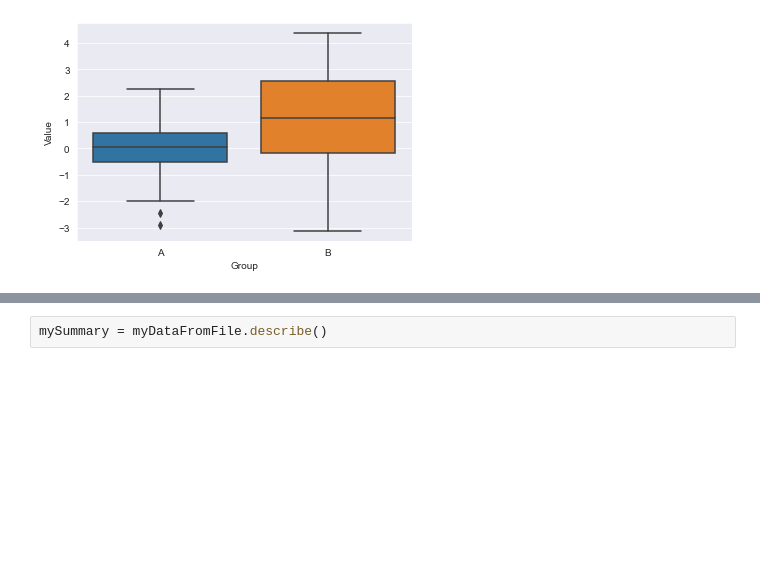
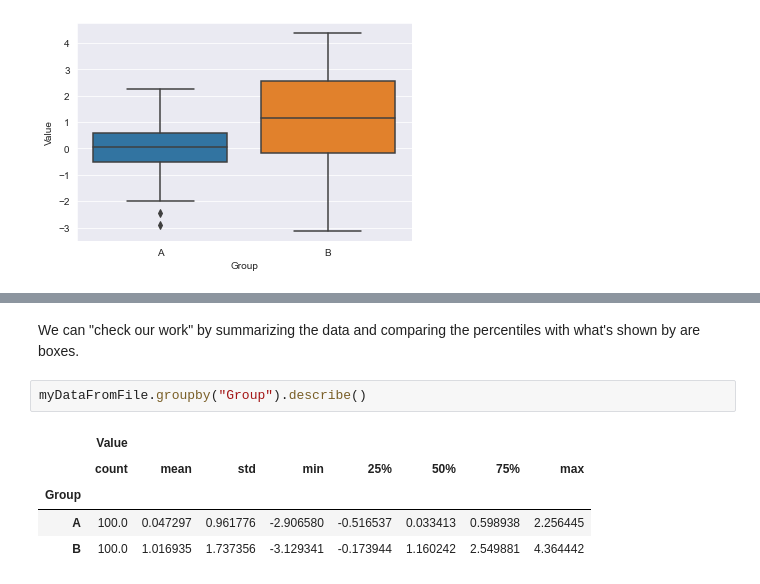
Before and after one commit to psychdatascience/FDS-CourseOne, a Jupyter notebook: tutorial007.ipynb, the cells around one changed output, grey strips where cells are left out. Cells and saved outputs as stored; diff of their text form; blank space fills up the shorter version.

```diff
--- a/tutorial007.ipynb
+++ b/tutorial007.ipynb
@@ -168,2 +190,10 @@ sns.stripplot(data=myDataFromFile, x="Group", y="Value", alpha = 0.42)
+# %% [markdown]
+We can "check our work" by summarizing the data and comparing the percentiles with what's shown by are boxes.
 # %%
-mySummary = myDataFromFile.describe()
+myDataFromFile.groupby("Group").describe()
+# %% [output]
+|  | Value |  |  |  |  |  |  |  |
+|  | count | mean | std | min | 25% | 50% | 75% | max |
+| Group |  |  |  |  |  |  |  |  |
+| A | 100.0 | 0.047297 | 0.961776 | -2.906580 | -0.516537 | 0.033413 | 0.598938 | 2.256445 |
+| B | 100.0 | 1.016935 | 1.737356 | -3.129341 | -0.173944 | 1.160242 | 2.549881 | 4.364442 |
```
Also changed, not shown: parts of 21 cells of this notebook.
